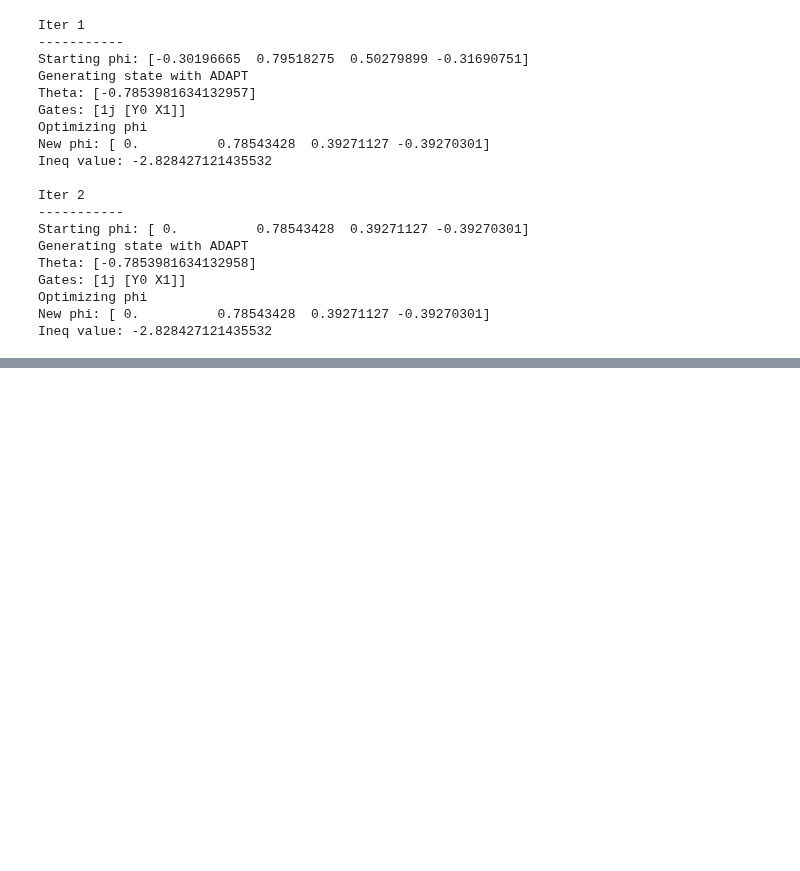
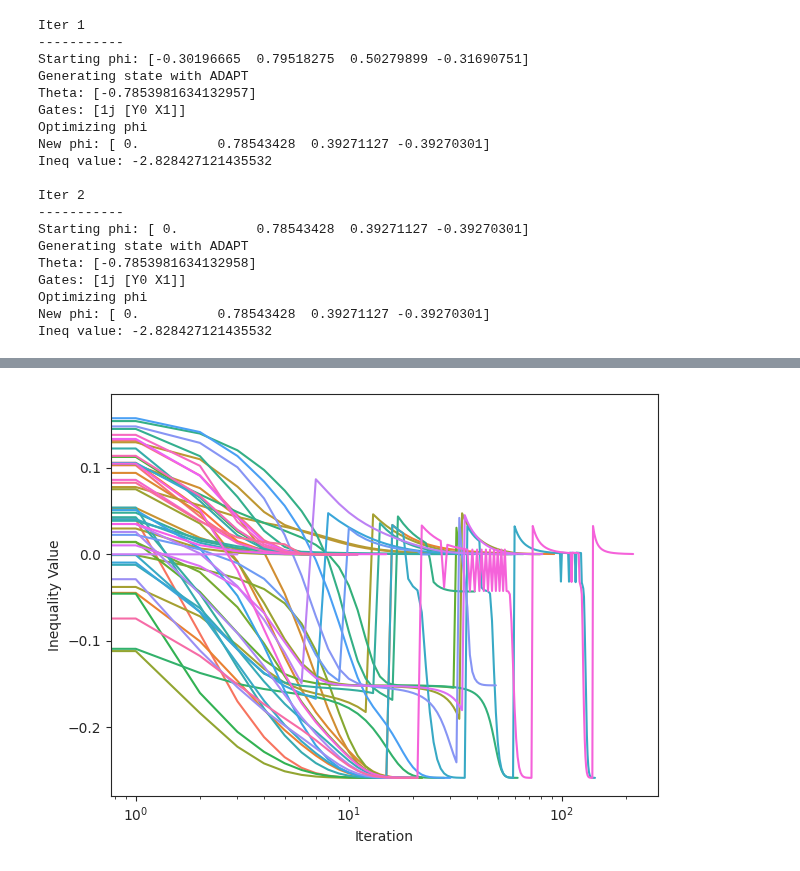
Before and after one commit to jfurches/nonlocalgames, a Jupyter notebook: chsh.ipynb, the cells around one changed output, grey strips where cells are left out. Drawn from its saved outputs; the diff is of its cells as text; code cells hidden in the pictures; blank space fills up the shorter version.

Commit message:
Add DPO with data

```diff
--- a/chsh.ipynb
+++ b/chsh.ipynb
@@ -458,0 +474,32 @@ plt.show()
+# %%
+import json
+
+import numpy as np
+import pandas as pd
+import matplotlib.pyplot as plt
+import seaborn as sns
+
+sns.set_palette('pastel')
+sns.set_style('ticks')
+
+with open('data/dpo.json', 'r', encoding='utf-8') as f:
+    data = json.load(f)
+
+recs = []
+for id_, trial in enumerate(data):
+    converged = trial['converged']
+    if converged:
+        for i, e in enumerate(trial['energies']):
+            recs.append({
+                'id': id_,
+                'iter': i,
+                'energy': e
+            })
+
+df = pd.DataFrame.from_records(recs)
+
+converged_n = len(df.id.unique())
+print(f'{converged_n}/{len(data)} trials converged')
+min_e = df.energy.min()
+print(f'Minimum inequality value: {min_e:.3f}')
+df
@@ -458,0 +522,11 @@ plt.show()
+# %%
+sns.lineplot(data=df, x='iter', y='energy', hue=df.id.apply(str), legend=False)
+plt.xlabel('Iteration')
+plt.ylabel('Inequality Value')
+plt.xscale('log')
+# plt.yscale('log')
+plt.tight_layout()
+
+plt.savefig('trials_n6.png', dpi=300)
+# %% [output]
+[figure, added]
```
Also changed, not shown: parts of 8 cells of this notebook, 17 other files.
